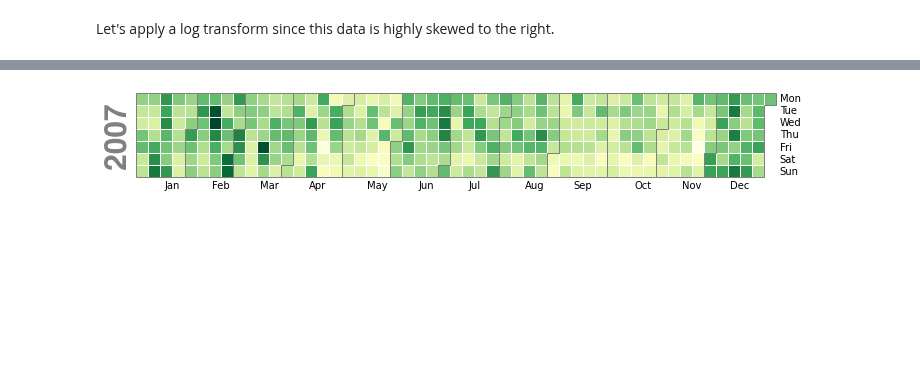
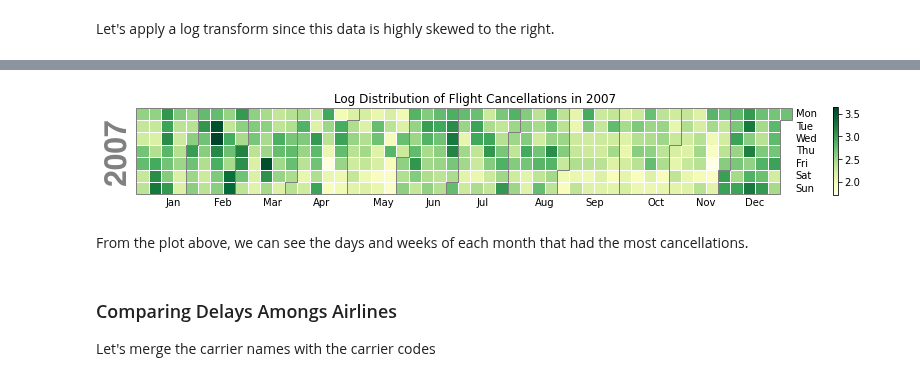
Before and after one commit to EsosaOrumwese/ALX-T-Nanodegree, a Jupyter notebook: Data Analytics/Projects/Airline On-Time Performance Data/eda_act.ipynb, the cells around one changed output, grey strips where cells are left out. Saved outputs shown, nothing was run; the diff lists cells and outputs as text; code cells hidden in the pictures; blank space fills up the shorter version.

```diff
--- a/Data Analytics/Projects/Airline On-Time Performance Data/eda_act.ipynb
+++ b/Data Analytics/Projects/Airline On-Time Performance Data/eda_act.ipynb
@@ -377,4 +409,10 @@ plt.hist(np.log10(cancelled_per_day), bins=25);
 # %%
-calplot.calplot(np.log10(x), cmap='YlGn', colorbar=False);
+calplot.calplot(np.log10(cancelled_per_day), cmap='YlGn', colorbar=True,
+                suptitle='Log Distribution of Flight Cancellations in 2007');
 # %% [output]
-[figure, old version]
+[figure, new version]
+# %% [markdown]
+From the plot above, we can see the days and weeks of each month that had the most cancellations.
+# %% [markdown]
+### Comparing Delays Amongs Airlines
+Let's merge the carrier names with the carrier codes
```
Also changed, not shown: parts of 11 cells of this notebook.
